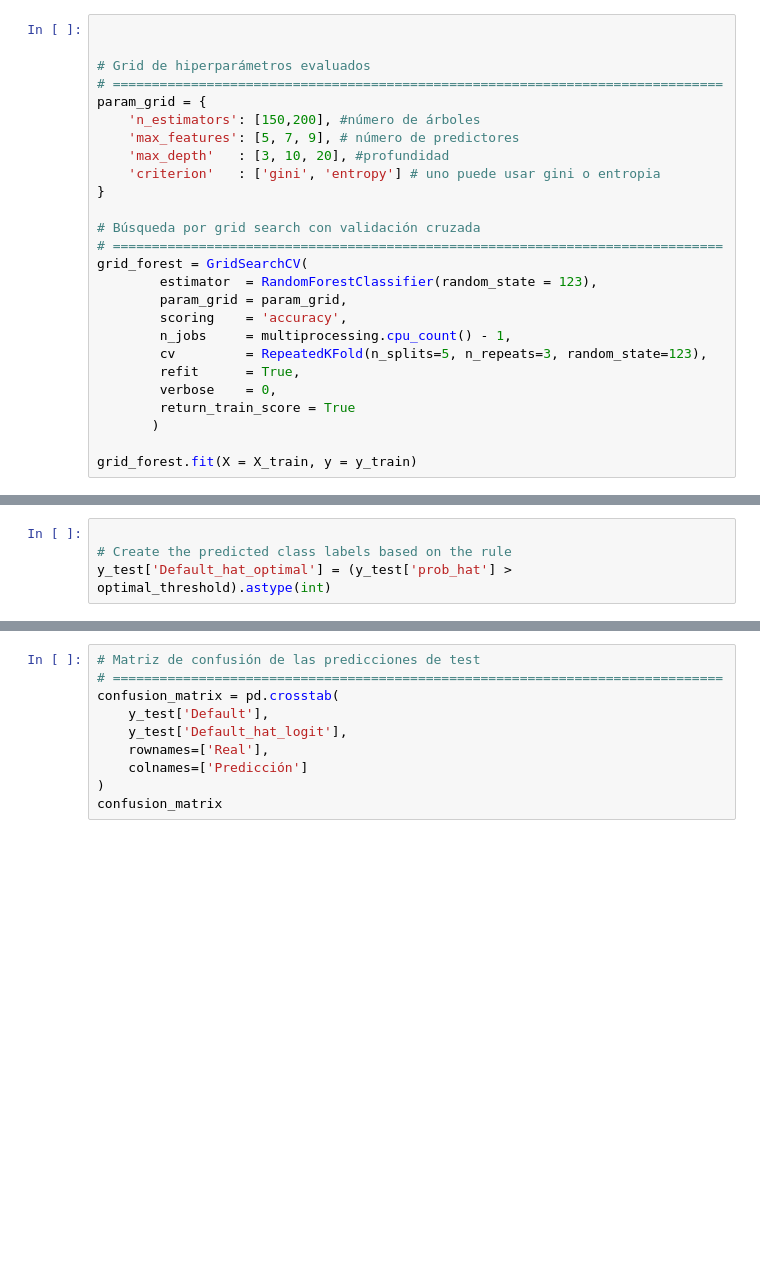
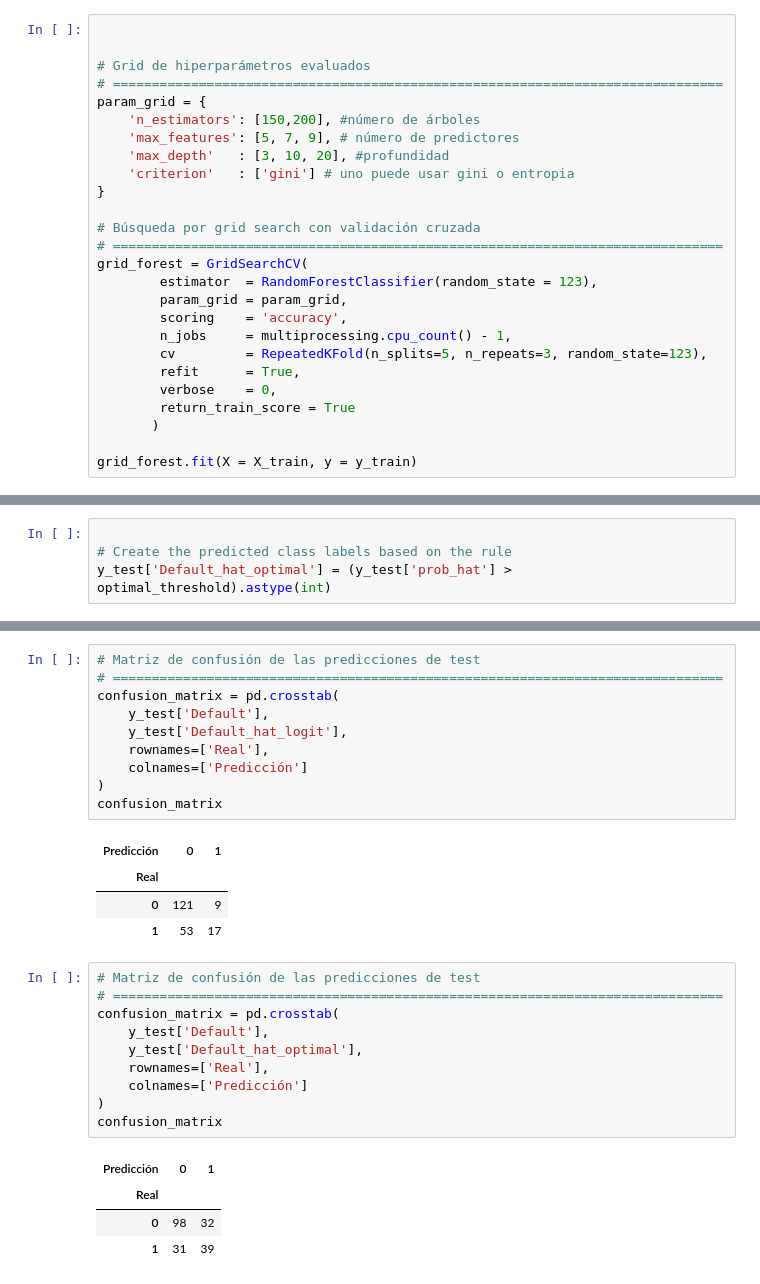
Before and after one commit to ignaciomsarmiento/ML_UNLP_Lectures, a Jupyter notebook: Week04/Notebook_SS04_clasification.ipynb, the cells around one changed output, grey strips where cells are left out. Cells and saved outputs as stored; diff of their text form; blank space fills up the shorter version.

Commit message:
added confusion matrix optimal

```diff
--- a/Week04/Notebook_SS04_clasification.ipynb
+++ b/Week04/Notebook_SS04_clasification.ipynb
@@ -203,7 +313,7 @@ param_grid = {
     'n_estimators': [150,200], #número de árboles
     'max_features': [5, 7, 9], # número de predictores
     'max_depth'   : [3, 10, 20], #profundidad
-    'criterion'   : ['gini', 'entropy'] # uno puede usar gini o entropia
+    'criterion'   : ['gini'] # uno puede usar gini o entropia
 }
 
 # Búsqueda por grid search con validación cruzada
@@ -539,3 +802,23 @@ confusion_matrix = pd.crosstab(
     colnames=['Predicción']
 )
 confusion_matrix
+# %% [output]
+| Predicción | 0 | 1 |
+| Real |  |  |
+| 0 | 121 | 9 |
+| 1 | 53 | 17 |
+# %%
+# Matriz de confusión de las predicciones de test
+# ==============================================================================
+confusion_matrix = pd.crosstab(
+    y_test['Default'],
+    y_test['Default_hat_optimal'],
+    rownames=['Real'],
+    colnames=['Predicción']
+)
+confusion_matrix
+# %% [output]
+| Predicción | 0 | 1 |
+| Real |  |  |
+| 0 | 98 | 32 |
+| 1 | 31 | 39 |
```
Also changed, not shown: parts of 43 cells of this notebook.
